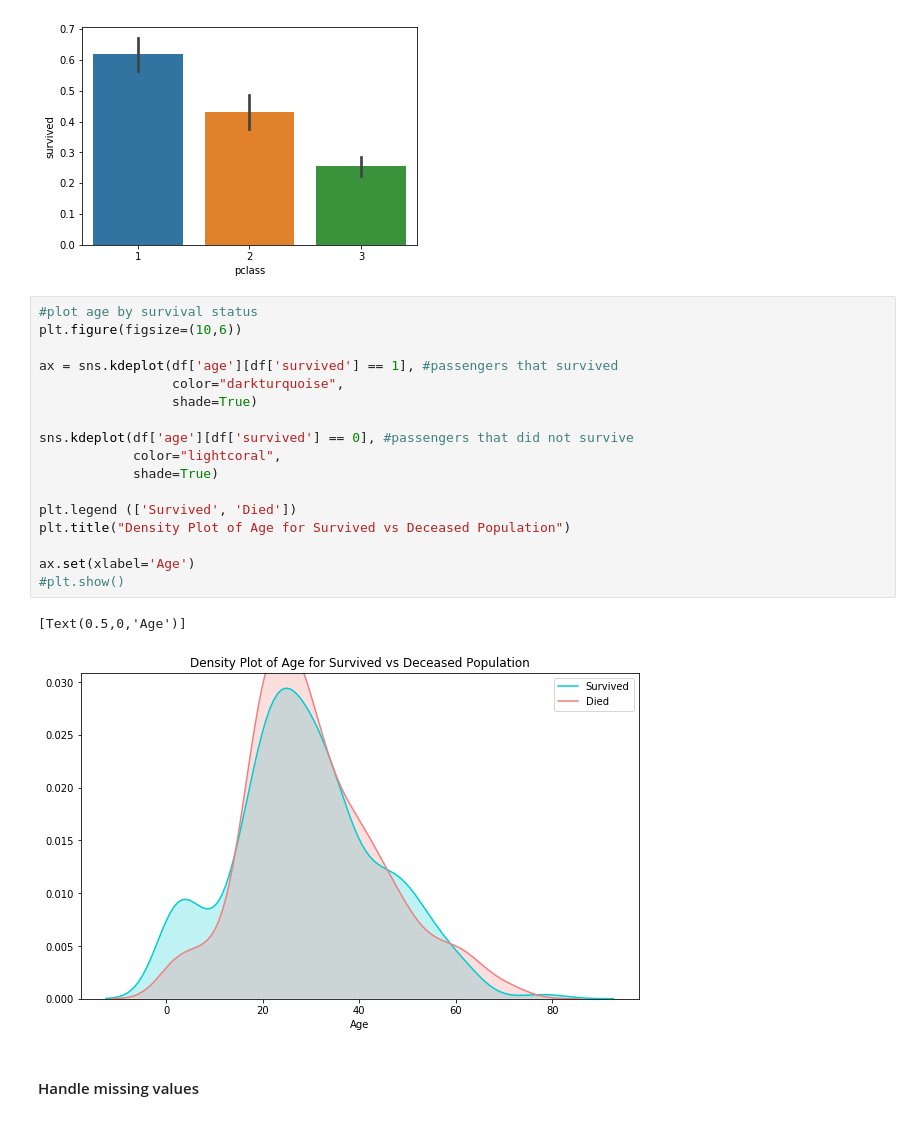
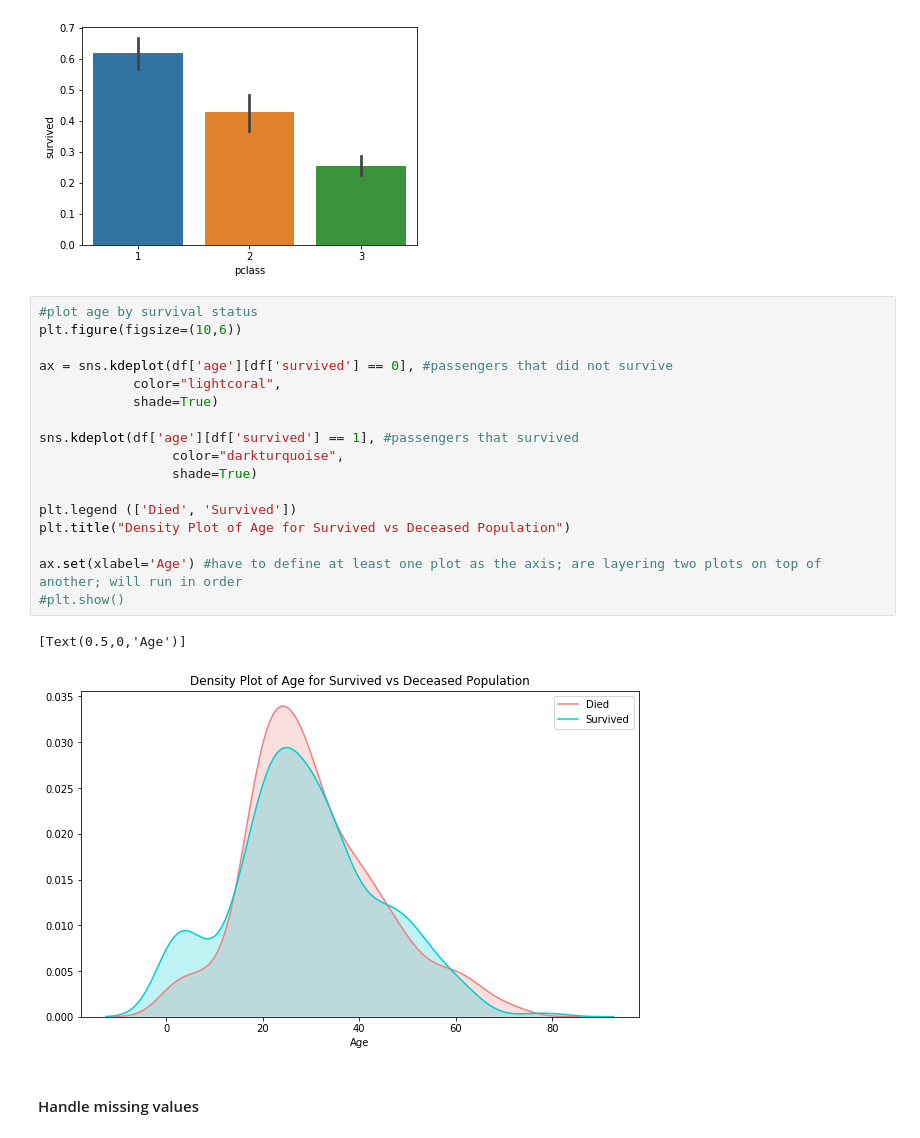
Before and after one commit to CeciliaM13/Modules, a Jupyter notebook: Module 8 - Logistic Regression.ipynb, the cells around one changed output. Cells and saved outputs as stored; diff of their text form.

```diff
--- a/Module 8 - Logistic Regression.ipynb
+++ b/Module 8 - Logistic Regression.ipynb
@@ -49,23 +49,23 @@ sns.barplot('pclass', 'survived', data=df)
 # %%
 #plot age by survival status
 plt.figure(figsize=(10,6))
 
-ax = sns.kdeplot(df['age'][df['survived'] == 1], #passengers that survived
+ax = sns.kdeplot(df['age'][df['survived'] == 0], #passengers that did not survive
+            color="lightcoral",
+            shade=True)
+
+sns.kdeplot(df['age'][df['survived'] == 1], #passengers that survived
                  color="darkturquoise",
                  shade=True)
 
-sns.kdeplot(df['age'][df['survived'] == 0], #passengers that did not survive
-            color="lightcoral",
-            shade=True)
-
-plt.legend (['Survived', 'Died'])
+plt.legend (['Died', 'Survived'])
 plt.title("Density Plot of Age for Survived vs Deceased Population")
 
-ax.set(xlabel='Age')
+ax.set(xlabel='Age') #have to define at least one plot as the axis; are layering two plots on top of another; will run in order
 #plt.show()
 # %% [output]
 [Text(0.5,0,'Age')]
-[figure, old version]
+[figure, new version]
 # %% [markdown]
 #### Handle missing values
 # %%
```
Also changed, not shown: parts of 15 cells of this notebook, 3 other files.
